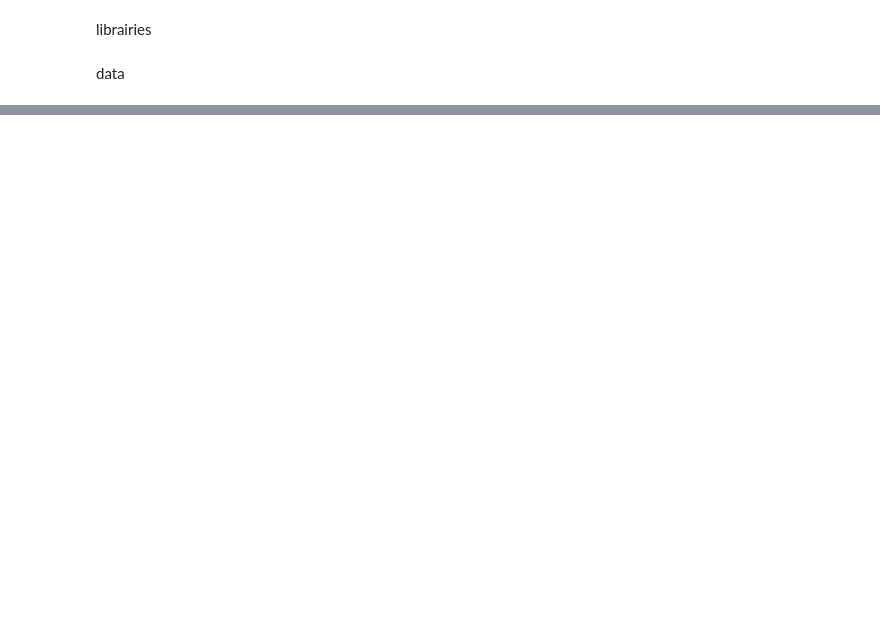
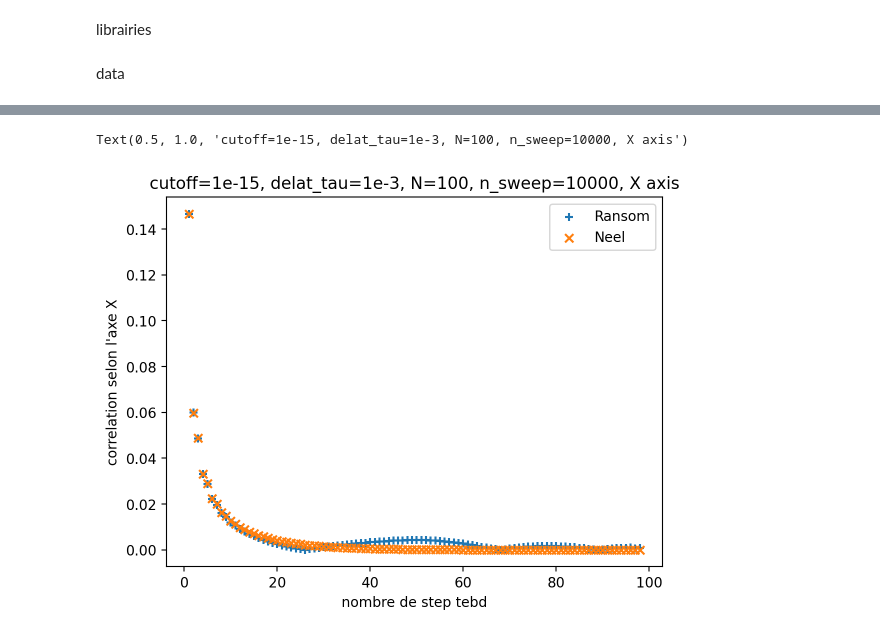
Before and after one commit to romanbeauvallet/Many-Body-Localization, a Jupyter notebook: analyse_simulations_julia/analysis.ipynb, the cells around one changed output, grey strips where cells are left out. Saved outputs shown, nothing was run; the diff lists cells and outputs as text; code cells hidden in the pictures; blank space fills up the shorter version.

Commit message:
data correlations

```diff
--- a/analyse_simulations_julia/analysis.ipynb
+++ b/analyse_simulations_julia/analysis.ipynb
@@ -30,6 +30,11 @@ with open("outputN150sweep10000.json", "r") as file:
     dic4 = js.load(file)
 
 print(dic4)
+
+with open("correlationN100sweep10000.json", "r") as file:
+    dic5 = js.load(file)
+
+print(dic5)
 # %% [output]
 {'effective sweep list': [1000, 500, 500, 500, 500, 500, 500, 500, 500, 500, 500, 500, 500, 500, 500, 500, 500, 500, 500], 'maximum bond dimension per tebd step': [72, 86, 98, 107, 116, 122, 128, 133, ...
 {'effective sweep list': [500, 100, 100, 100, 100, 100, 100, 100, 100, 100, 100, 100, 100, 100, 100, 100, 100, 100, 100, 100, 100, 100, 100, 100, 100, 100, 100, 100, 100, 100, 100, 100, 100, 100, 100, ...
@@ -77,3 +83,14 @@ axes.set_title("cutoff = 1e-15, delat_tau = 1e-3, N=100")
 # %% [output]
 Text(0.5, 1.0, 'cutoff = 1e-15, delat_tau = 1e-3, N=100')
 [figure]
+# %%
+fig, axes = plt.subplots()
+axes.scatter(dic5["correlationR x"][0], np.abs(dic5["correlationR x"][1]), label="Ransom", marker='+')
+axes.scatter(dic5["correlationN x"][0], np.abs(dic5["correlationN x"][1]), label ='Neel', marker='x')
+axes.set_xlabel("nombre de step tebd")
+axes.set_ylabel("correlation selon l'axe X")
+axes.legend()
+axes.set_title("cutoff=1e-15, delat_tau=1e-3, N=100, n_sweep=10000, X axis")
+# %% [output]
+Text(0.5, 1.0, 'cutoff=1e-15, delat_tau=1e-3, N=100, n_sweep=10000, X axis')
+[figure, added]
```
Also changed, not shown: parts of 4 cells of this notebook, 1 other file.
